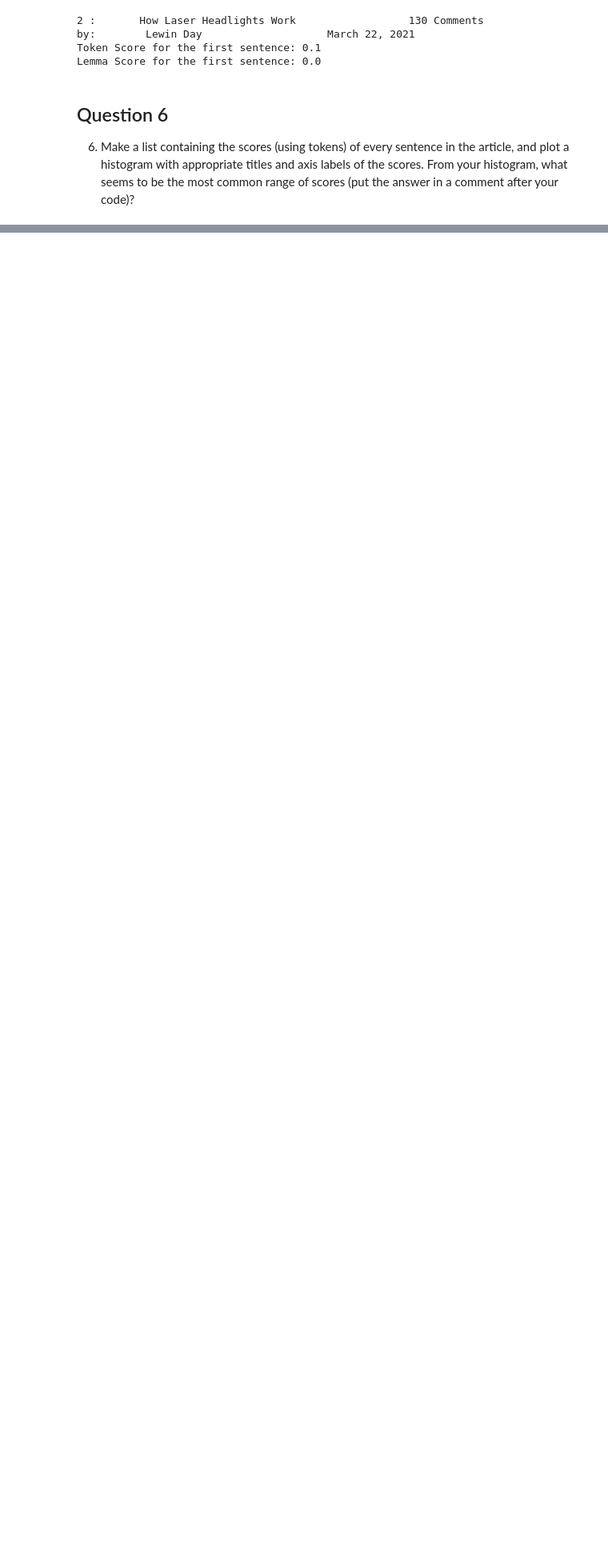
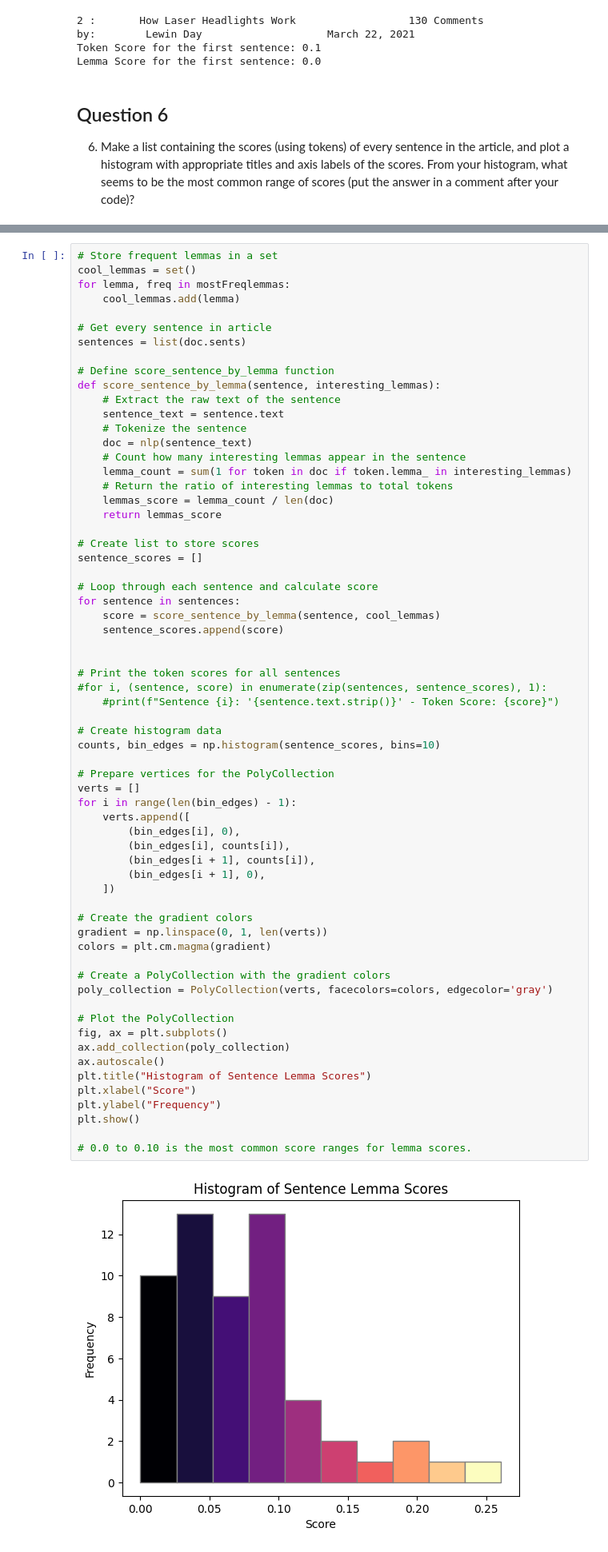
Before and after one commit to meldstonerogers/620-mod6-web-scraping, a Jupyter notebook: web-scraping.ipynb, the cells around one changed output, grey strips where cells are left out. Shown at 80% size. Saved outputs shown, nothing was run; the diff lists cells and outputs as text; blank space fills up the shorter version.

```diff
--- a/web-scraping.ipynb
+++ b/web-scraping.ipynb
@@ -276,3 +279,69 @@ plt.show()
 7. Make a list containing the scores (using lemmas) of every sentence in the article, and plot a histogram with appropriate titles and axis labels of the scores.  From your histogram, what seems to be the most common range of scores (put the answer in a comment after your code)?
+# %%
+# Store frequent lemmas in a set
+cool_lemmas = set()
+for lemma, freq in mostFreqlemmas:
+    cool_lemmas.add(lemma)
+
+# Get every sentence in article
+sentences = list(doc.sents)
+
+# Define score_sentence_by_lemma function
+def score_sentence_by_lemma(sentence, interesting_lemmas):
+    # Extract the raw text of the sentence
+    sentence_text = sentence.text
+    # Tokenize the sentence
+    doc = nlp(sentence_text)
+    # Count how many interesting lemmas appear in the sentence
+    lemma_count = sum(1 for token in doc if token.lemma_ in interesting_lemmas)
+    # Return the ratio of interesting lemmas to total tokens
+    lemmas_score = lemma_count / len(doc)
+    return lemmas_score
+
+# Create list to store scores
+sentence_scores = []
+
+# Loop through each sentence and calculate score
+for sentence in sentences:
+    score = score_sentence_by_lemma(sentence, cool_lemmas)
+    sentence_scores.append(score)
+
+
+# Print the token scores for all sentences
+#for i, (sentence, score) in enumerate(zip(sentences, sentence_scores), 1):
+    #print(f"Sentence {i}: '{sentence.text.strip()}' - Token Score: {score}")
+
+# Create histogram data
+counts, bin_edges = np.histogram(sentence_scores, bins=10)
+
+# Prepare vertices for the PolyCollection
+verts = []
+for i in range(len(bin_edges) - 1):
+    verts.append([
+        (bin_edges[i], 0),
+        (bin_edges[i], counts[i]),
+        (bin_edges[i + 1], counts[i]),
+        (bin_edges[i + 1], 0),
+    ])
+
+# Create the gradient colors
+gradient = np.linspace(0, 1, len(verts))
+colors = plt.cm.magma(gradient)
+
+# Create a PolyCollection with the gradient colors
+poly_collection = PolyCollection(verts, facecolors=colors, edgecolor='gray')
+
+# Plot the PolyCollection
+fig, ax = plt.subplots()
+ax.add_collection(poly_collection)
+ax.autoscale()
+plt.title("Histogram of Sentence Lemma Scores")
+plt.xlabel("Score")
+plt.ylabel("Frequency")
+plt.show()
+
+# 0.0 to 0.10 is the most common score ranges for lemma scores.
+# %% [output]
+[figure, added]
 # %% [markdown]
 8. Which tokens and lexems would be ommitted from the lists generated in questions 3 and 4 if we only wanted to consider nouns as interesting words?  How might we change the code to only consider nouns? Put your answer in this Markdown cell (you can edit it by double clicking it).
```
Also changed, not shown: parts of 2 cells of this notebook.
